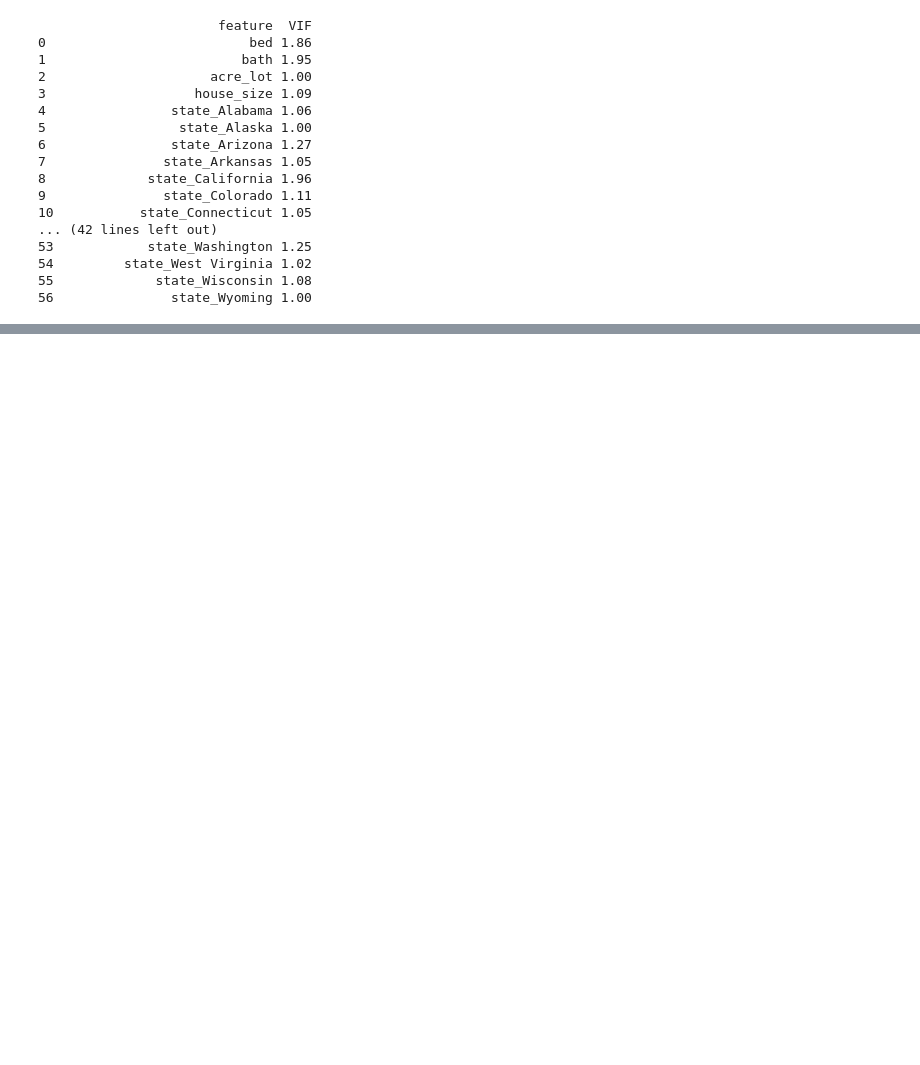
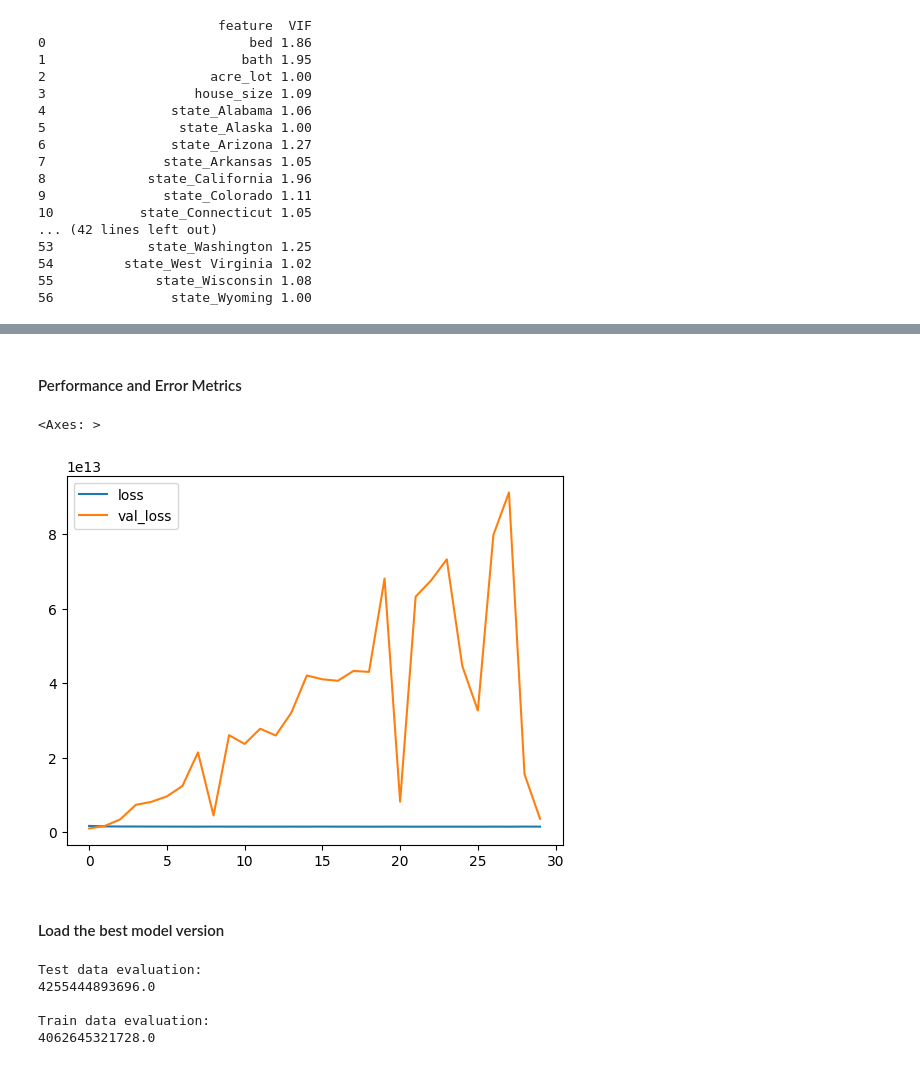
Before and after one commit to TimothyG77/DL-projects, a Jupyter notebook: Excercise 1/ANN-Regression-Dataset2/Corrected_All_States_USA_ANN_Regression.ipynb, the cells around one changed output, grey strips where cells are left out. Cells and saved outputs as stored; diff of their text form; code cells hidden in the pictures; blank space fills up the shorter version.

```diff
--- a/Excercise 1/ANN-Regression-Dataset2/Corrected_All_States_USA_ANN_Regression.ipynb
+++ b/Excercise 1/ANN-Regression-Dataset2/Corrected_All_States_USA_ANN_Regression.ipynb
@@ -254,17 +331,17 @@ mc = ModelCheckpoint('best_model_all_states.keras', monitor='val_loss', mode='mi
 
 callback_list = [mc]
 
-model = keras.Sequential(
+model_2 = keras.Sequential(
     [
         layers.BatchNormalization(input_shape=(variable_amount,)),
-        layers.Dense(128, activation="relu", kernel_regularizer=keras.regularizers.l1_l2(l1=0.3, l2=0.3)),
-        layers.Dropout(0.2),
+        layers.Dense(128, activation="relu", kernel_regularizer=keras.regularizers.l1_l2(l1=0.1, l2=0.1)),
+        layers.Dropout(0.1),
         layers.Dense(64, activation="relu"),
         layers.Dense(32, activation="relu"),
         layers.Dense(1)
     ]
 )
 
-model.compile(optimizer='adam', loss='mse')
-model.summary()
+model_2.compile(optimizer='adam', loss='mse')
+model_2.summary()
 # %% [output]
@@ -291,3 +371,3 @@ Model: "sequential"
 # %%
-model.fit(x=X_train, y=y_train, epochs=50, batch_size=1024, validation_data=(X_val, y_val), callbacks=callback_list)
+model_2.fit(x=X_train, y=y_train, epochs=30, validation_data=(X_val, y_val), callbacks=callback_list)
 # %% [output]
@@ -315,5 +392,12 @@ KeyboardInterrupt:
+# %% [markdown]
+#### Performance and Error Metrics
 # %%
-loss_df = pd.DataFrame(model.history.history)
+loss_df = pd.DataFrame(model_2.history.history)
 loss_df.plot()
+# %% [output]
+<Axes: >
+[figure, added]
+# %% [markdown]
+#### Load the best model version
 # %%
 from keras.models import load_model
@@ -321,6 +405,12 @@ model = load_model("best_model_all_states.keras")
 # %%
 print("Test data evaluation:")
-print(model.evaluate(X_test, y_test, verbose=0))
+print(model_2.evaluate(X_test, y_test, verbose=0))
 print("\nTrain data evaluation:")
-print(model.evaluate(X_train, y_train, verbose=0))
+print(model_2.evaluate(X_train, y_train, verbose=0))
+# %% [output]
+Test data evaluation:
+4255444893696.0
+
+Train data evaluation:
+4062645321728.0
 # %%
```
Also changed, not shown: parts of 31 cells of this notebook, 3 other files.
